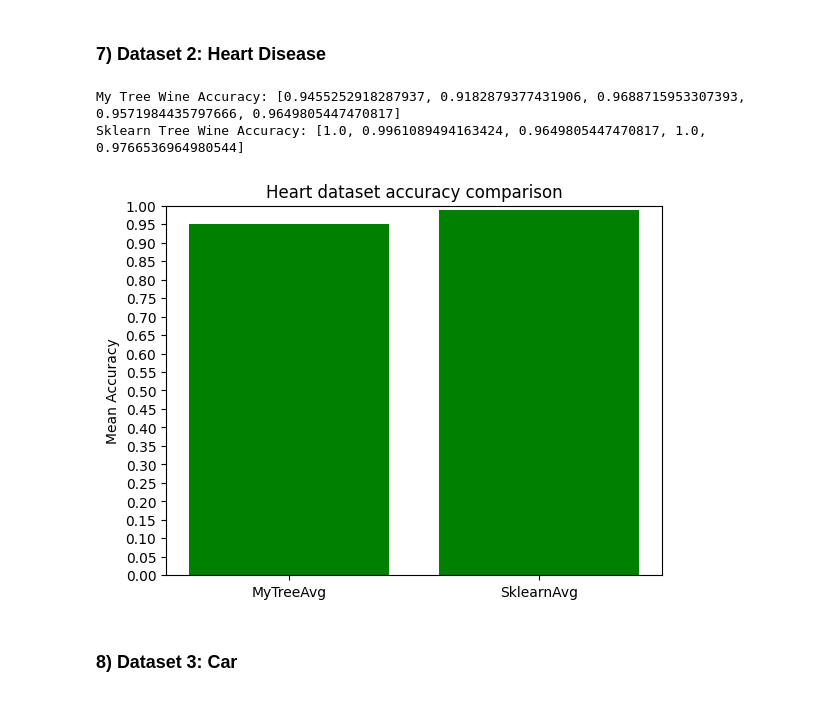
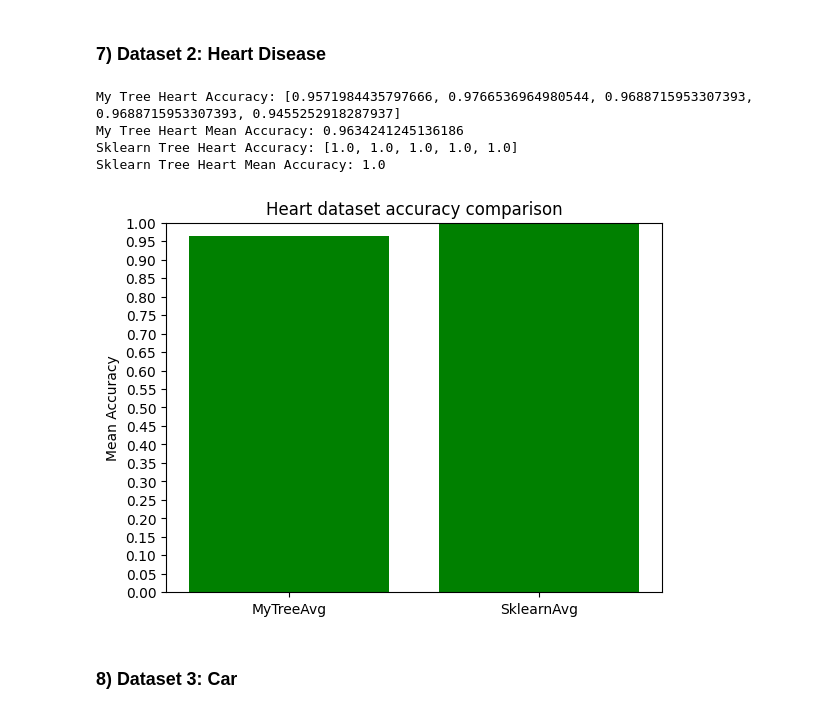
Before and after one commit to JoelScarinius/Decision_Tree_Induction, a Jupyter notebook: ML-Assignment_2_Joel_Scarinius_Stavmo.ipynb, the cells around one changed output. Cells and saved outputs as stored; diff of their text form; code cells hidden in the pictures.

```diff
--- a/ML-Assignment_2_Joel_Scarinius_Stavmo.ipynb
+++ b/ML-Assignment_2_Joel_Scarinius_Stavmo.ipynb
@@ -354,19 +362,19 @@ Sklearn Tree Wine Accuracy: [0.9111111111111111, 0.8888888888888888, 0.955555555
 # %% [markdown]
 ### 7) Dataset 2: Heart Disease
 # %%
-data_wine = pd.read_csv("heart.csv").to_numpy()
+data_heart = pd.read_csv("heart.csv").to_numpy()
 
 accuracies_my_tree = []
 accuracies_sklearn_tree = []
 
 # TODO: Set up the data and split it into train and test-sets.
-data_wine_features = data_wine[:, :-1]
-data_wine_labels = data_wine[:, -1]
+data_heart_features = data_heart[:, :-1]
+data_heart_labels = data_heart[:, -1]
 
 for _ in range(5):
     train_features, test_features, train_labels, test_labels = train_test_split(
-        data_wine_features,
-        data_wine_labels,
+        data_heart_features,
+        data_heart_labels,
         test_size=0.25,
         train_size=0.75,
         shuffle=True,
@@ -384,39 +392,47 @@ for _ in range(5):
         prediction = predict_with_tree(train_features, feature_row, my_tree)
         predictions.append(prediction)
 
     accuracy_my_tree = accuracy_score(test_labels, predictions)
     accuracies_my_tree.append(accuracy_my_tree)
     # TODO: Train and test scikit learns tree model.
     # NOTE: Use the same train/test split for your tree model and the scikit learn model
     decision_tree_classifier = DecisionTreeClassifier(max_depth=10, min_samples_split=2)
     decision_tree_classifier.fit(train_features, train_labels)
     sklearn_predictions = decision_tree_classifier.predict(test_features)
     accuracy_sklearn = accuracy_score(test_labels, sklearn_predictions)
     accuracies_sklearn_tree.append(accuracy_sklearn)
 
-print("My Tree Wine Accuracy:", accuracies_my_tree)
-print("Sklearn Tree Wine Accuracy:", accuracies_sklearn_tree)
+mean_accuracy_my_tree = np.mean(accuracies_my_tree)
+mean_accuracy_sklearn_tree = np.mean(accuracies_sklearn_tree)
+
+print("My Tree Heart Accuracy:", accuracies_my_tree)
+print("My Tree Heart Mean Accuracy:", mean_accuracy_my_tree)
+print("Sklearn Tree Heart Accuracy:", accuracies_sklearn_tree)
+print("Sklearn Tree Heart Mean Accuracy:", mean_accuracy_sklearn_tree)
+
 
 # TODO: Do the above at least 5 times
 # NOTE: Use loops here!
 
 # TODO: Plot the results with matplotlib (plt)
 # NOTE: One plot with all results is enough
 plt.figure()
 plt.bar(
     ["MyTreeAvg", "SklearnAvg"],
-    [np.mean(accuracies_my_tree), np.mean(accuracies_sklearn_tree)],
+    [mean_accuracy_my_tree, mean_accuracy_sklearn_tree],
     color="green",
 )
 plt.title("Heart dataset accuracy comparison")
 plt.ylabel("Mean Accuracy")
 plt.yticks(np.arange(0, 1.1, 0.05))
 plt.ylim([0, 1])
 plt.show()
 # %% [output]
-My Tree Wine Accuracy: [0.9455252918287937, 0.9182879377431906, 0.9688715953307393, 0.9571984435797666, 0.9649805447470817]
-Sklearn Tree Wine Accuracy: [1.0, 0.9961089494163424, 0.9649805447470817, 1.0, 0.9766536964980544]
+My Tree Heart Accuracy: [0.9571984435797666, 0.9766536964980544, 0.9688715953307393, 0.9688715953307393, 0.9455252918287937]
+My Tree Heart Mean Accuracy: 0.9634241245136186
+Sklearn Tree Heart Accuracy: [1.0, 1.0, 1.0, 1.0, 1.0]
+Sklearn Tree Heart Mean Accuracy: 1.0
-[figure, old version]
+[figure, new version]
 # %% [markdown]
 ### 8) Dataset 3: Car
 # %%
```
Also changed, not shown: parts of 3 cells of this notebook.
